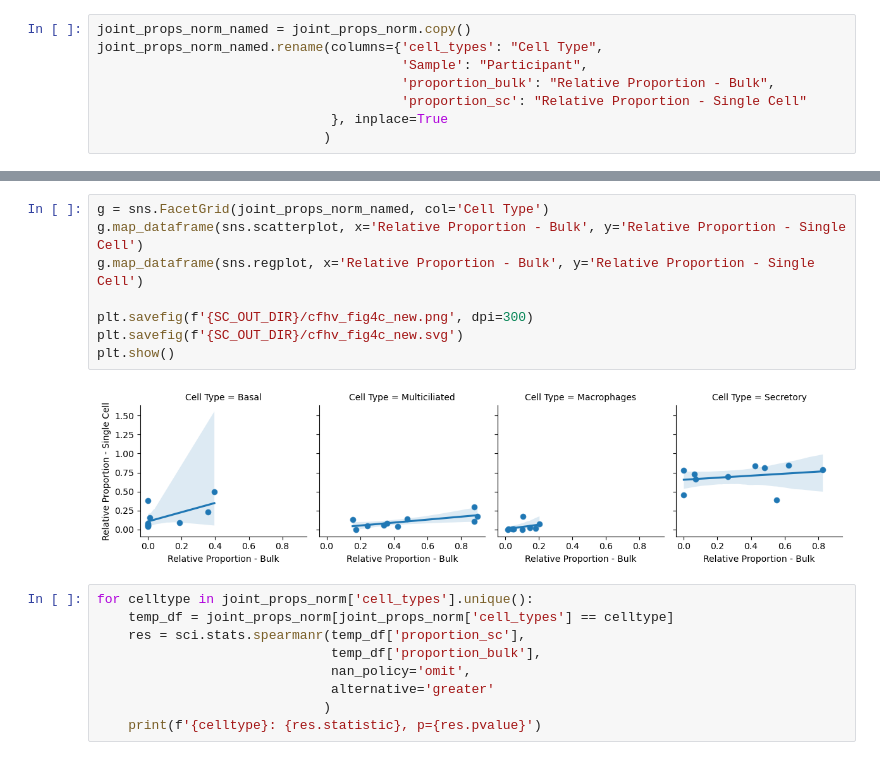
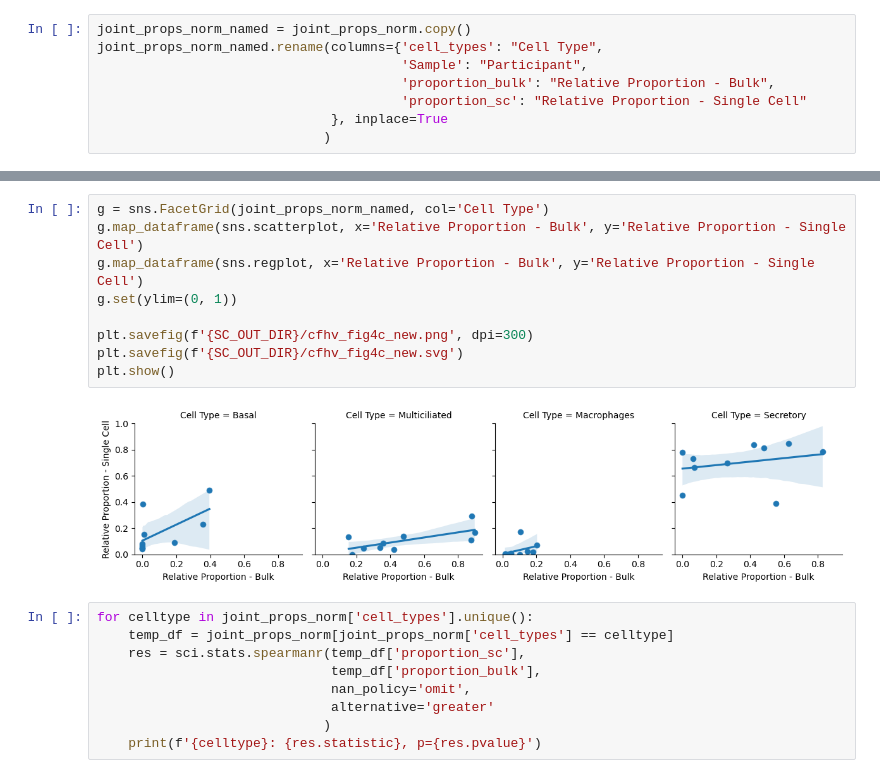
Before and after one commit to tcyb/Cybulski_et_al_2025, a Jupyter notebook: notebooks/06autogenes_2020_3173_w_sc.ipynb, the cells around one changed output, grey strips where cells are left out. Cells and saved outputs as stored; diff of their text form.

Commit message:
Modified plotting code for figure 4c. Final update prior to submission.

```diff
--- a/notebooks/06autogenes_2020_3173_w_sc.ipynb
+++ b/notebooks/06autogenes_2020_3173_w_sc.ipynb
@@ -466,13 +446,14 @@ joint_props_norm_named
 # %%
 g = sns.FacetGrid(joint_props_norm_named, col='Cell Type')
 g.map_dataframe(sns.scatterplot, x='Relative Proportion - Bulk', y='Relative Proportion - Single Cell')
 g.map_dataframe(sns.regplot, x='Relative Proportion - Bulk', y='Relative Proportion - Single Cell')
+g.set(ylim=(0, 1))
 
 plt.savefig(f'{SC_OUT_DIR}/cfhv_fig4c_new.png', dpi=300)
 plt.savefig(f'{SC_OUT_DIR}/cfhv_fig4c_new.svg')
 plt.show()
 # %% [output]
-[figure, old version]
+[figure, new version]
 # %%
 for celltype in joint_props_norm['cell_types'].unique():
     temp_df = joint_props_norm[joint_props_norm['cell_types'] == celltype]
```
Also changed, not shown: parts of 3 cells of this notebook.
